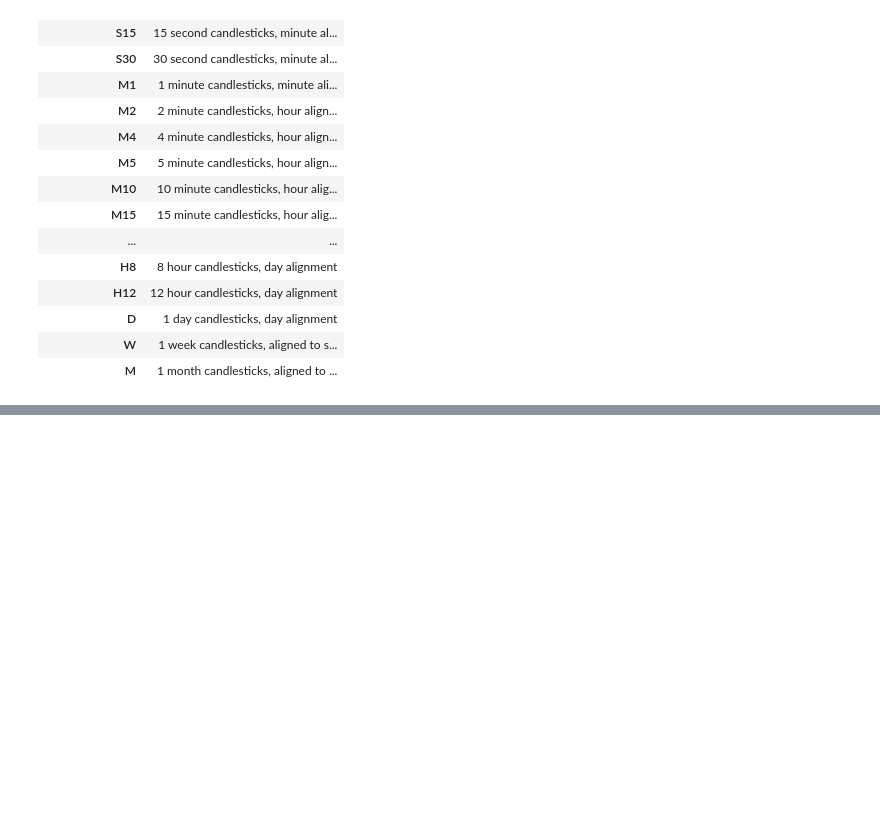
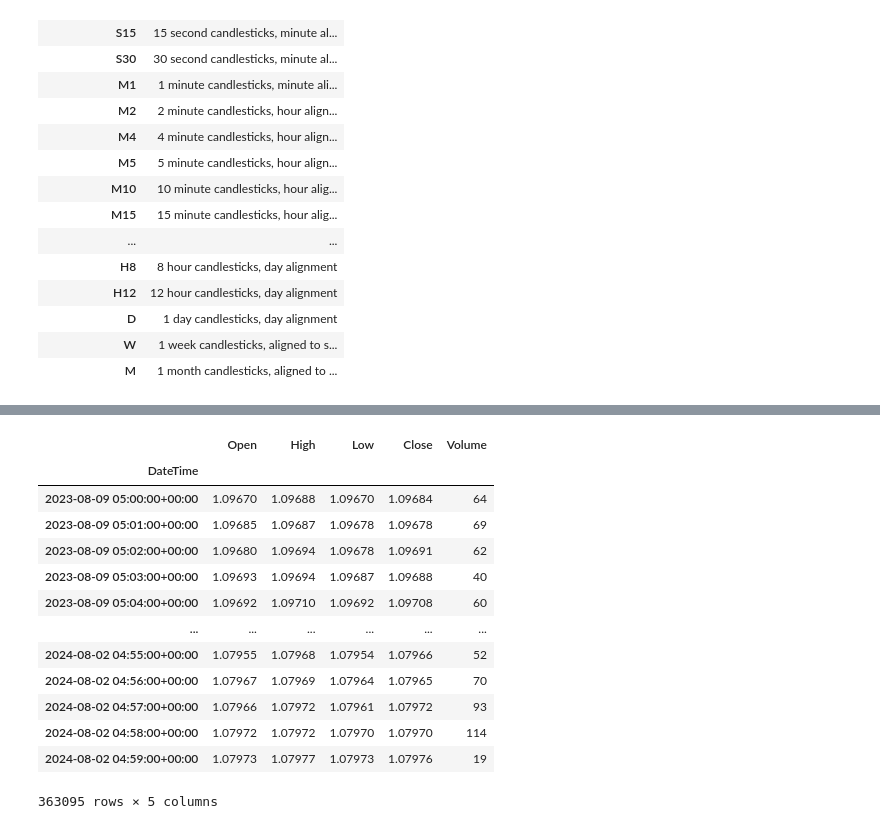
Before and after one commit to KyleHoss/Algo-Research, a Jupyter notebook: oanda-dataGrab.ipynb, the cells around one changed output, grey strips where cells are left out. Drawn from its saved outputs; the diff is of its cells as text; code cells hidden in the pictures; blank space fills up the shorter version.

```diff
--- a/oanda-dataGrab.ipynb
+++ b/oanda-dataGrab.ipynb
@@ -159,0 +209,62 @@ datetime.datetime(2024, 7, 31, 9, 2, 6, 402854)
+# %%
+import time
+from datetime import datetime, timedelta
+import math
+def get_all_candles(start,end,gran):
+
+    gran_secs = {'S5': 5,'S10': 10,'S15': 15,'S30': 30,
+                 'M1': 60,'M2': 120,'M4': 240,'M5': 300,
+                 'M10': 600,'M15': 900,'M30': 1800,
+                 'H1': 3600,'H2': 7200,'H3': 10800,
+                 'H4': 14400,'H6': 21600,'H8': 28800,
+                 'H12': 43200,'D': 86400,'W': 604800,
+                 'M': 2620800}
+
+    print(f'start Date:{start} & end Date:{end}')
+    start_dateTime = pd.to_datetime(start)
+    end_dateTime = pd.to_datetime(end)
+    print(f'start DateTime:{start_dateTime} & end DateTime:{end_dateTime}')
+
+
+    time_distance = end_dateTime - start_dateTime
+    seconds_between = time_distance.total_seconds()
+    print(f'Seconds Between:{seconds_between}')
+
+    if seconds_between > 4000:
+        print('Greater than 4000 seconds')
+        max_date = start_dateTime+timedelta(seconds=4000*math.floor(gran_secs.get(gran)))
+        print(f'First Max date: {max_date}')
+
+        # Create Pandas DataFrame
+        can_df = pd.DataFrame()
+
+        new_start_dateTime = start_dateTime
+
+        while True:
+            if max_date >= end_dateTime:
+                print(f'{new_start_dateTime} - {end_dateTime}')
+                new_df = test_get_historical_data(instrument='EUR_USD',
+                                            start_date=new_start_dateTime,
+                                            end_date=end_dateTime,
+                                            granularity=gran)
+                can_df = pd.concat([can_df, new_df])
+                break
+
+            else:
+                print(f'{new_start_dateTime} - {max_date}')
+                new_df = test_get_historical_data(instrument='EUR_USD',
+                                                start_date=new_start_dateTime,
+                                                end_date=max_date,
+                                                granularity=gran)
+                new_start_dateTime = max_date+timedelta(seconds=gran_secs.get(gran))
+                max_date = new_start_dateTime+timedelta(seconds=4000*math.floor(gran_secs.get(gran)))
+                can_df = pd.concat([can_df, new_df])
+
+        return can_df
+
+master_df = get_all_candles(start='08/09/2023',
+                            end='08/02/2024',
+                            gran='M1')
+
+master_df
+# %% [output]
@@ -159,0 +288,14 @@ datetime.datetime(2024, 7, 31, 9, 2, 6, 402854)
+|  | Open | High | Low | Close | Volume |
+| DateTime |  |  |  |  |  |
+| 2023-08-09 05:00:00+00:00 | 1.09670 | 1.09688 | 1.09670 | 1.09684 | 64 |
+| 2023-08-09 05:01:00+00:00 | 1.09685 | 1.09687 | 1.09678 | 1.09678 | 69 |
+| 2023-08-09 05:02:00+00:00 | 1.09680 | 1.09694 | 1.09678 | 1.09691 | 62 |
+| 2023-08-09 05:03:00+00:00 | 1.09693 | 1.09694 | 1.09687 | 1.09688 | 40 |
+| 2023-08-09 05:04:00+00:00 | 1.09692 | 1.09710 | 1.09692 | 1.09708 | 60 |
+| ... | ... | ... | ... | ... | ... |
+| 2024-08-02 04:55:00+00:00 | 1.07955 | 1.07968 | 1.07954 | 1.07966 | 52 |
+| 2024-08-02 04:56:00+00:00 | 1.07967 | 1.07969 | 1.07964 | 1.07965 | 70 |
+| 2024-08-02 04:57:00+00:00 | 1.07966 | 1.07972 | 1.07961 | 1.07972 | 93 |
+| 2024-08-02 04:58:00+00:00 | 1.07972 | 1.07972 | 1.07970 | 1.07970 | 114 |
+| 2024-08-02 04:59:00+00:00 | 1.07973 | 1.07977 | 1.07973 | 1.07976 | 19 |
+363095 rows × 5 columns
```
Also changed, not shown: parts of 10 cells of this notebook, 1 other file.
